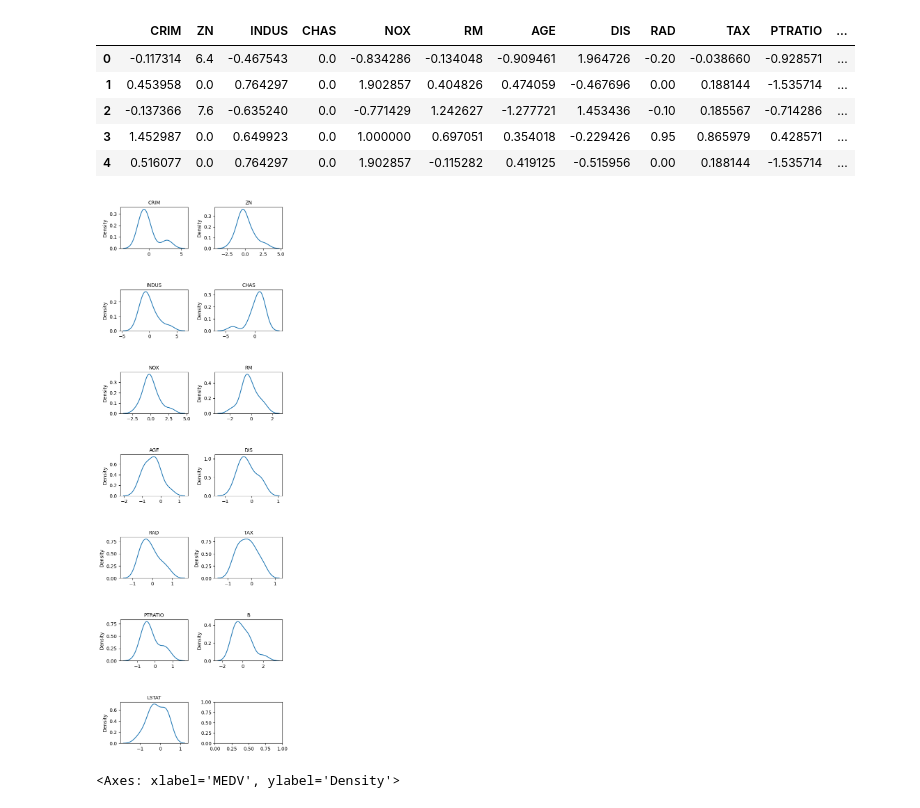
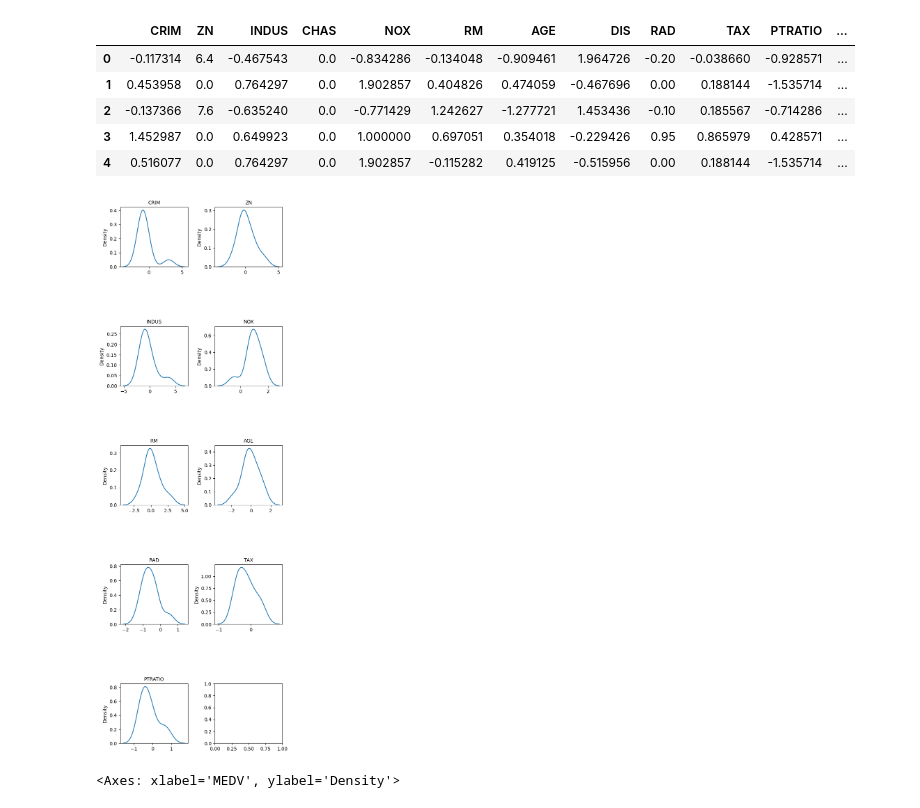
Before and after one commit to jhkang0516/Mogakso, a Jupyter notebook: 최종_집값_예측_데이콘.ipynb, the cells around one changed output. Drawn from its saved outputs; the diff is of its cells as text; code cells hidden in the pictures.

```diff
--- a/최종_집값_예측_데이콘.ipynb
+++ b/최종_집값_예측_데이콘.ipynb
@@ -43 +40,7 @@ y = train_data['MEDV']
+# %%
+#X = train_data.drop(columns=['ID', 'MEDV'])
+X = train_data.drop(columns=['B','DIS','CHAS','MEDV','ID'], axis=1)
+test_data = test_data.drop(['ID','B','DIS','CHAS','ID'], axis=1)
+
+y = train_data['MEDV']
 # %%
@@ -154,14 +151,14 @@ X.head()
 # %%
-fig, ax = plt.subplots(7, 2, figsize=(6, 20))   # 가로스크롤 때문에 그래프 확인이 불편하다면 figsize의 x값을 조절해 보세요.
+fig, ax = plt.subplots(5, 2, figsize=(6, 20))   # 가로스크롤 때문에 그래프 확인이 불편하다면 figsize의 x값을 조절해 보세요.
 plt.subplots_adjust(wspace=0.4, hspace=1)
 # id 변수(count==0인 경우)는 제외하고 분포를 확인
 count = 0
 columns = X.columns
-for row in range(7):
+for row in range(5):
     for col in range(2):
         sns.kdeplot(data=X[columns[count]], ax=ax[row][col])
         ax[row][col].set_title(columns[count], fontsize=10)
         count += 1
-        if count == 13 :
+        if count == 9 :
             break
 # %% [output]
@@ -217,19 +214,19 @@ array([[-0.40681294,  3.00211569, -1.09370887, ..., -0.95671275,
 # %%
 # data = pd.DataFrame(data)
 # %%
-fig, ax = plt.subplots(7, 2, figsize=(6, 20))   # 가로스크롤 때문에 그래프 확인이 불편하다면 figsize의 x값을 조절해 보세요.
+fig, ax = plt.subplots(5, 2, figsize=(6, 20))   # 가로스크롤 때문에 그래프 확인이 불편하다면 figsize의 x값을 조절해 보세요.
 plt.subplots_adjust(wspace=0.4, hspace=1)
 # id 변수(count==0인 경우)는 제외하고 분포를 확인
 count = 0
-for row in range(7):
+for row in range(5):
     for col in range(2):
         sns.kdeplot(data=X[count], ax=ax[row][col])
         ax[row][col].set_title(columns[count], fontsize=10)
         count += 1
-        if count == 13 :
+        if count == 9 :
             break
 # %% [output]
-[figure, old version]
+[figure, new version]
 # %%
 fix, ax = plt.subplots(1,1,figsize=(5,5))
 sns.kdeplot(data=y, ax=ax)
```
Also changed, not shown: parts of 13 cells of this notebook.
